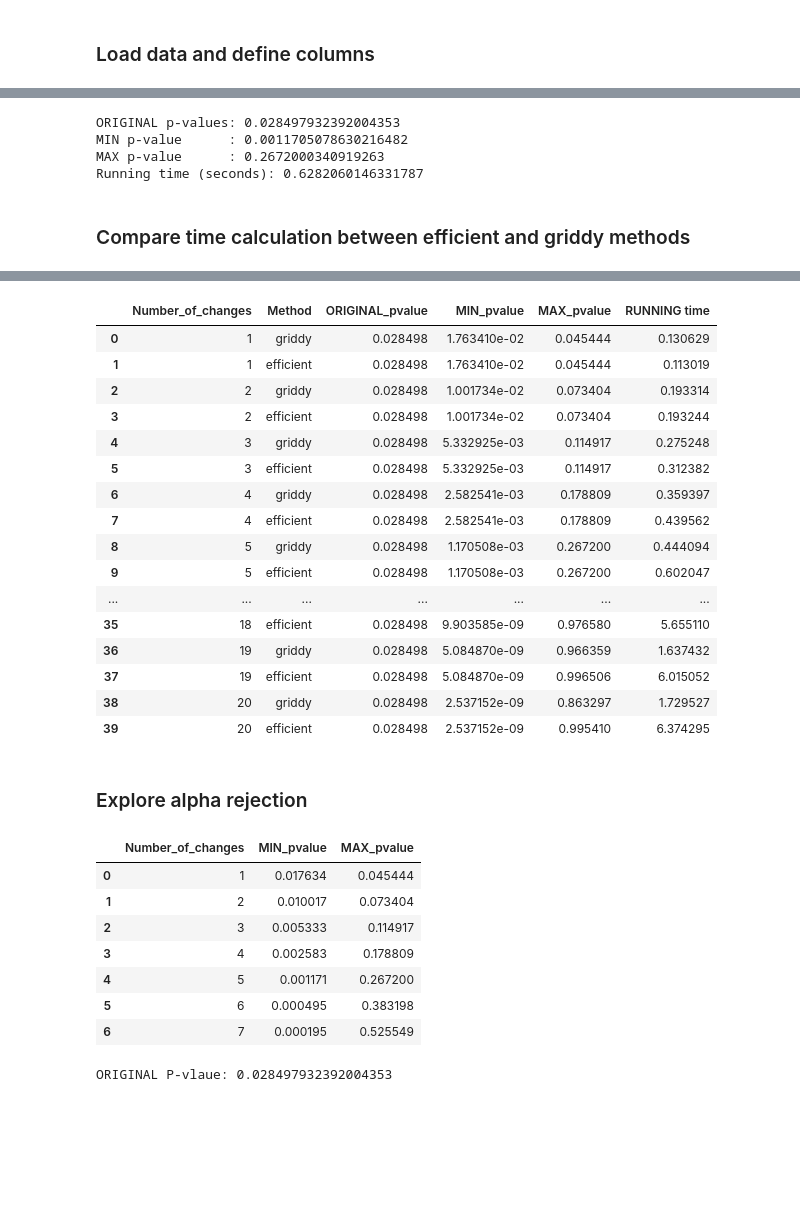
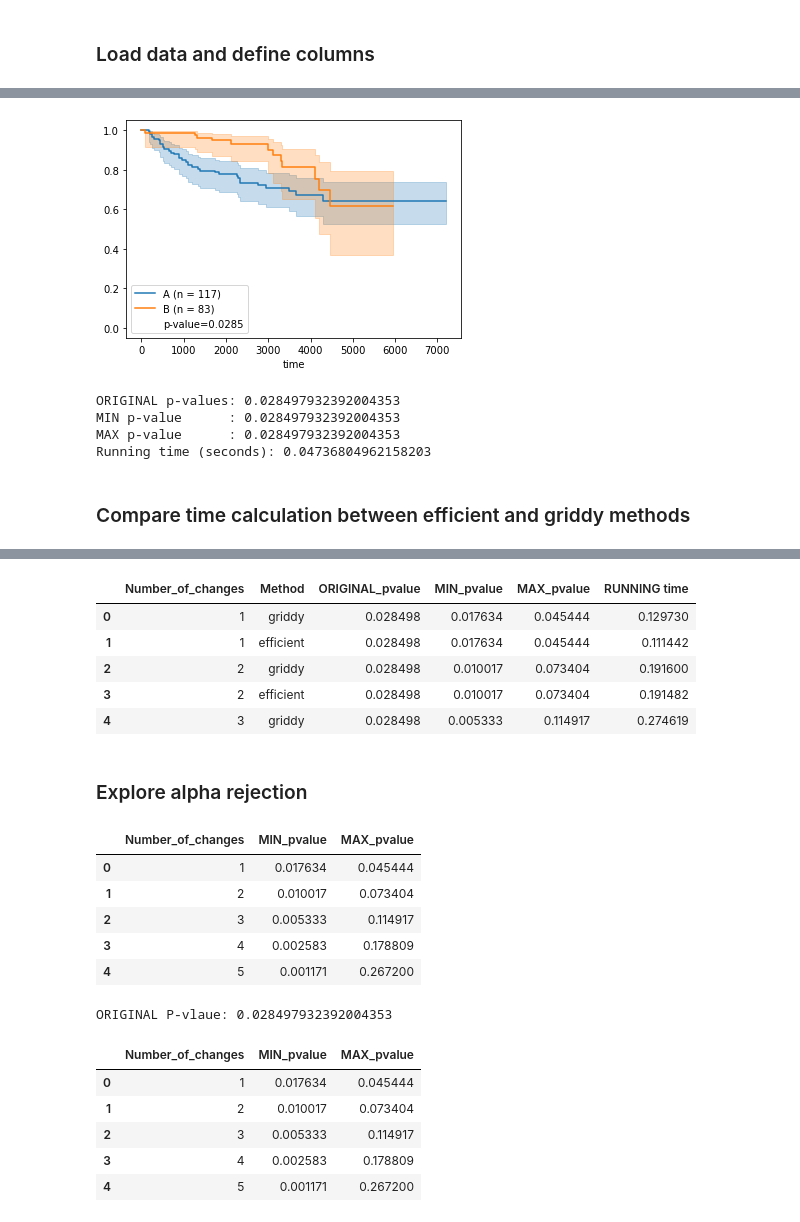
Before and after one commit to omerel/Lorsi_IDC, a Jupyter notebook: LoRSI-main/Log_Rank_Stability_V1.ipynb, the cells around one changed output, grey strips where cells are left out. Drawn from its saved outputs; the diff is of its cells as text; code cells hidden in the pictures; blank space fills up the shorter version.

```diff
--- a/LoRSI-main/Log_Rank_Stability_V1.ipynb
+++ b/LoRSI-main/Log_Rank_Stability_V1.ipynb
@@ -32,0 +18,14 @@ lorsi.plot_original_KM()
+# %%
+# path to data in csv format
+DATA_PATH = r'example_data.csv'
+# DATA_PATH = r'../NEJMoa1201622/NEJMoa1201622.csv'
+# DATA_PATH = r'../NEJMoa1610057/NEJMoa1610057.csv'
+# DATA_PATH = r'../NEJMoa1903765/Moa1903765.csv'
+
+# relevant columns name
+event_col = 'event'
+time_col = 'time'
+group_col = 'group'
+
+# Create Lorsi
+lorsi = LoRSI(DATA_PATH, event_col, time_col, group_col)
@@ -32,0 +34,4 @@ lorsi.plot_original_KM()
+# %%
+lorsi.plot_original_KM()
+# %% [output]
+[figure, added]
@@ -37,40 +44,30 @@ method = 'griddy' # efficient or BF
 # %%
-lorsi.calc_interval(5, delta=0, delta_model='RIGHT', method='efficient', parallel=True);
+lorsi.calc_interval(number_of_changes, delta=0, delta_model='LEFT', method=method, parallel=False);
 # %% [output]
 ORIGINAL p-values: 0.028497932392004353
-MIN p-value      : 0.0011705078630216482
-MAX p-value      : 0.2672000340919263
-Running time (seconds): 0.6282060146331787
+MIN p-value      : 0.028497932392004353
+MAX p-value      : 0.028497932392004353
+Running time (seconds): 0.04736804962158203
 # %% [markdown]
 ### Compare time calculation between efficient and griddy methods
 # %%
-df = lorsi.compare_methods(min_number_of_changes=1,max_number_of_changes=20,parallel=True)
+df_time_compare = lorsi.compare_methods(min_number_of_changes=1,max_number_of_changes=20,parallel=True)
 fig = px.line(df, x="Number_of_changes", y="RUNNING time", color='Method', markers=True)
 fig.show()
-df
+df_time_compare.head()
 # %% [output]
 [interactive output not drawn]
 |  | Number_of_changes | Method | ORIGINAL_pvalue | MIN_pvalue | MAX_pvalue | RUNNING time |
-| 0 | 1 | griddy | 0.028498 | 1.763410e-02 | 0.045444 | 0.130629 |
-| 1 | 1 | efficient | 0.028498 | 1.763410e-02 | 0.045444 | 0.113019 |
-| 2 | 2 | griddy | 0.028498 | 1.001734e-02 | 0.073404 | 0.193314 |
-| 3 | 2 | efficient | 0.028498 | 1.001734e-02 | 0.073404 | 0.193244 |
-| 4 | 3 | griddy | 0.028498 | 5.332925e-03 | 0.114917 | 0.275248 |
-| 5 | 3 | efficient | 0.028498 | 5.332925e-03 | 0.114917 | 0.312382 |
-| 6 | 4 | griddy | 0.028498 | 2.582541e-03 | 0.178809 | 0.359397 |
-| 7 | 4 | efficient | 0.028498 | 2.582541e-03 | 0.178809 | 0.439562 |
-| 8 | 5 | griddy | 0.028498 | 1.170508e-03 | 0.267200 | 0.444094 |
-| 9 | 5 | efficient | 0.028498 | 1.170508e-03 | 0.267200 | 0.602047 |
-| ... | ... | ... | ... | ... | ... | ... |
-| 35 | 18 | efficient | 0.028498 | 9.903585e-09 | 0.976580 | 5.655110 |
-| 36 | 19 | griddy | 0.028498 | 5.084870e-09 | 0.966359 | 1.637432 |
-| 37 | 19 | efficient | 0.028498 | 5.084870e-09 | 0.996506 | 6.015052 |
-| 38 | 20 | griddy | 0.028498 | 2.537152e-09 | 0.863297 | 1.729527 |
-| 39 | 20 | efficient | 0.028498 | 2.537152e-09 | 0.995410 | 6.374295 |
+| 0 | 1 | griddy | 0.028498 | 0.017634 | 0.045444 | 0.129730 |
+| 1 | 1 | efficient | 0.028498 | 0.017634 | 0.045444 | 0.111442 |
+| 2 | 2 | griddy | 0.028498 | 0.010017 | 0.073404 | 0.191600 |
+| 3 | 2 | efficient | 0.028498 | 0.010017 | 0.073404 | 0.191482 |
+| 4 | 3 | griddy | 0.028498 | 0.005333 | 0.114917 | 0.274619 |
 # %% [markdown]
 ### Explore alpha rejection
 # %%
-lorsi.explore_alpha_rejection_null_hypothesis(max_number_of_changes=7, method='griddy', parallel=True);
+df_find_alpha = lorsi.explore_alpha_rejection_null_hypothesis(max_number_of_changes=5, method='griddy', parallel=True);
+df_find_alpha.head()
 # %% [output]
 |  | Number_of_changes | MIN_pvalue | MAX_pvalue |
 | 0 | 1 | 0.017634 | 0.045444 |
@@ -78,6 +75,10 @@ lorsi.explore_alpha_rejection_null_hypothesis(max_number_of_changes=7, method='g
 | 2 | 3 | 0.005333 | 0.114917 |
 | 3 | 4 | 0.002583 | 0.178809 |
 | 4 | 5 | 0.001171 | 0.267200 |
-| 5 | 6 | 0.000495 | 0.383198 |
-| 6 | 7 | 0.000195 | 0.525549 |
 ORIGINAL P-vlaue: 0.028497932392004353
+|  | Number_of_changes | MIN_pvalue | MAX_pvalue |
+| 0 | 1 | 0.017634 | 0.045444 |
+| 1 | 2 | 0.010017 | 0.073404 |
+| 2 | 3 | 0.005333 | 0.114917 |
+| 3 | 4 | 0.002583 | 0.178809 |
+| 4 | 5 | 0.001171 | 0.267200 |
```
Also changed, not shown: parts of 7 cells of this notebook, 3 other files.
